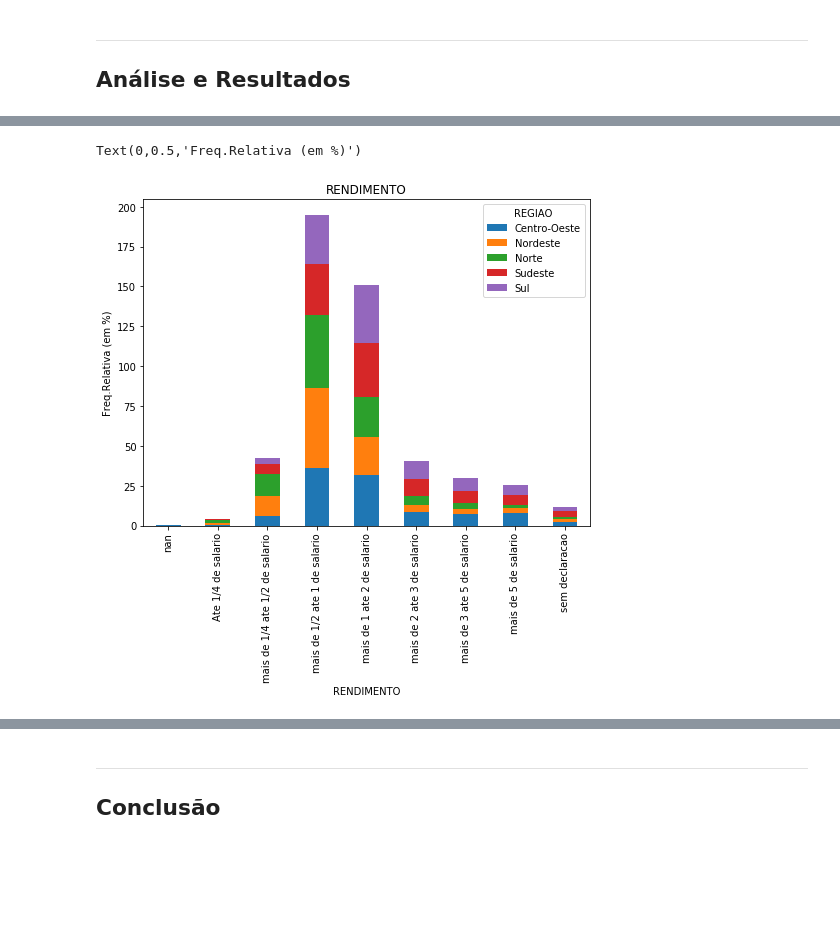
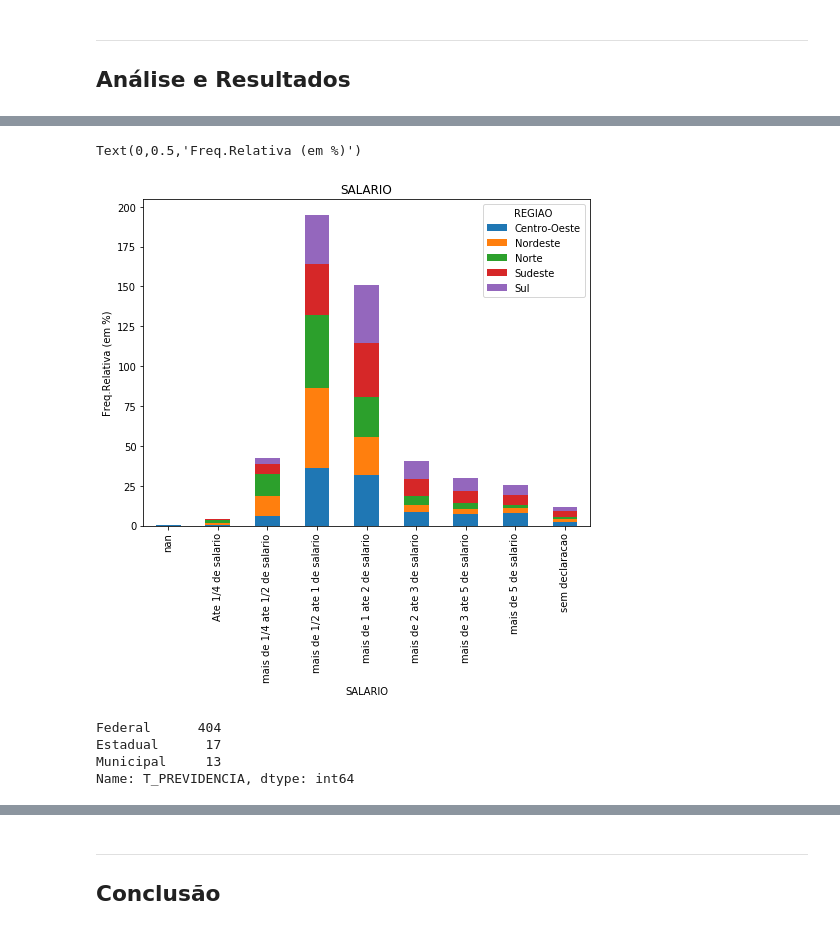
Before and after one commit to marianasabrantes/DP-P1, a Jupyter notebook: DP_P01_mariana.ipynb, the cells around one changed output, grey strips where cells are left out. Saved outputs shown, nothing was run; the diff lists cells and outputs as text; code cells hidden in the pictures; blank space fills up the shorter version.

```diff
--- a/DP_P01_mariana.ipynb
+++ b/DP_P01_mariana.ipynb
@@ -68,7 +68,7 @@ G = F.rename(index = str, columns = {'V9531': "PAGAMENTO"})
 H = G.rename(index = str, columns = {'V9054': "ESTABELECIMENTO"})
 I = H.rename(index = str, columns = {'V9060': "T_PREVIDENCIA"})
 J = I.rename(index = str, columns = {'V9077': "TRABALHO"})
-M = J.rename(index = str, columns = {'V4743': "RENDIMENTO"})
+M = J.rename(index = str, columns = {'V4743': "SALARIO"})
 N = M.rename(index = str, columns = {'V4745': "ESTUDO"})
 
 N.head()
@@ -108,8 +108,8 @@ P.TRABALHO = P.TRABALHO.astype('category')
 P.TRABALHO.cat.categories = (['Empregado', 'Trabalhador domestico', 'Conta Propria', 'Empregador', 'Trabalhador nao remunerado na unidade domiciliar',
                              'outro trabalho nao remunerado', 'trabalhador no proprio negocio'])
 
-P.RENDIMENTO = P.RENDIMENTO.astype('category')
-P.RENDIMENTO.cat.categories = (['Sem rendimento', 'Ate 1/4 de salario', 'mais de 1/4 ate 1/2 de salario', 'mais de 1/2 ate 1 de salario',
+P.SALARIO = P.SALARIO.astype('category')
+P.SALARIO.cat.categories = (['Sem rendimento', 'Ate 1/4 de salario', 'mais de 1/4 ate 1/2 de salario', 'mais de 1/2 ate 1 de salario',
                                'mais de 1 ate 2 de salario', 'mais de 2 ate 3 de salario', 'mais de 3 ate 5 de salario', 'mais de 5 de salario',
                                 'sem declaracao'])
 
@@ -165,4 +165,4 @@ Name: RENDIMENTO, dtype: int64
 # %%
-CT = pd.crosstab(P.REGIAO, P.RENDIMENTO, normalize = 'index')*100
+CT = pd.crosstab(P.REGIAO, P.SALARIO, normalize = 'index')*100
 CT
 # %% [output]
@@ -174,8 +174,15 @@ CT
 | Sudeste | 0.150458 | 0.533443 | 6.127753 | 31.664615 | 33.401723 | ... |
 | Sul | 0.053952 | 0.188832 | 3.938495 | 30.914486 | 36.768276 | ... |
 # %%
-plot = CT.T.plot(kind='bar',stacked=True, title='RENDIMENTO',figsize=(8,6))
-plt.ylabel('Freq.Relativa (em %)')
+plot1 = CT.T.plot(kind='bar',stacked=True, title='SALARIO',figsize=(8,6))
+plt.ylabel('Freq.Relativa (em %)') #nao sei se é freq relativa
 # %% [output]
 Text(0,0.5,'Freq.Relativa (em %)')
-[figure, old version]
+[figure, new version]
+# %%
+P.T_PREVIDENCIA.value_counts()
+# %% [output]
+Federal      404
+Estadual      17
+Municipal     13
+Name: T_PREVIDENCIA, dtype: int64
```
Also changed, not shown: parts of 13 cells of this notebook.
